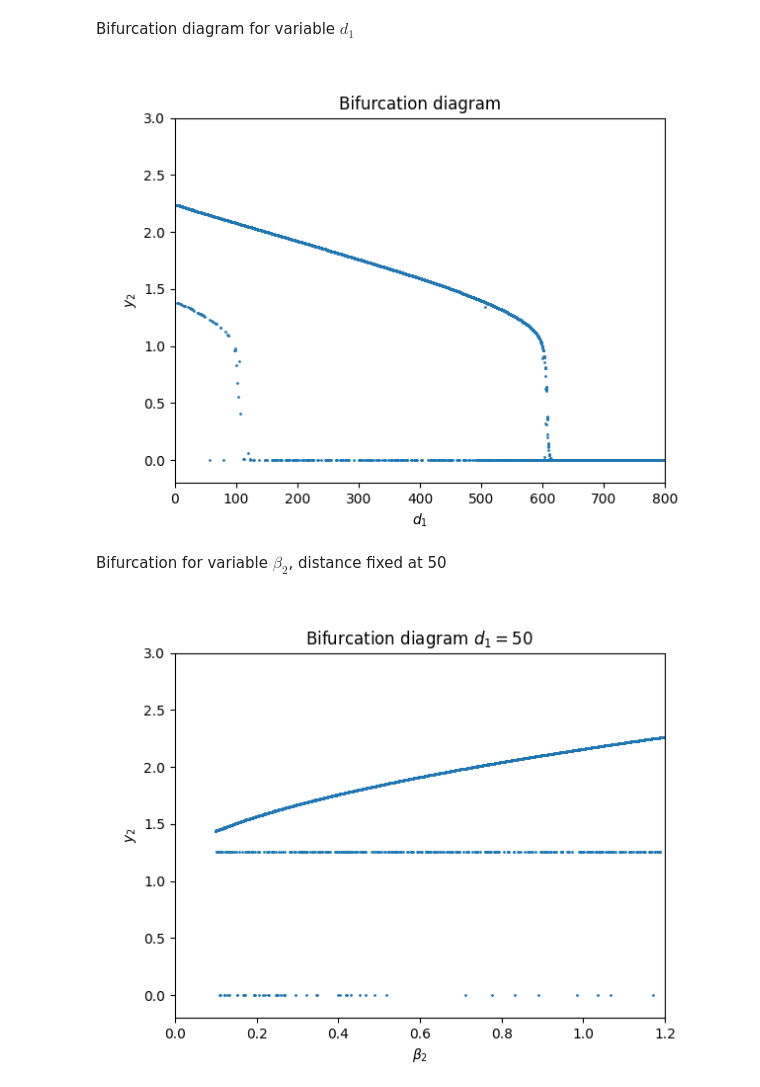
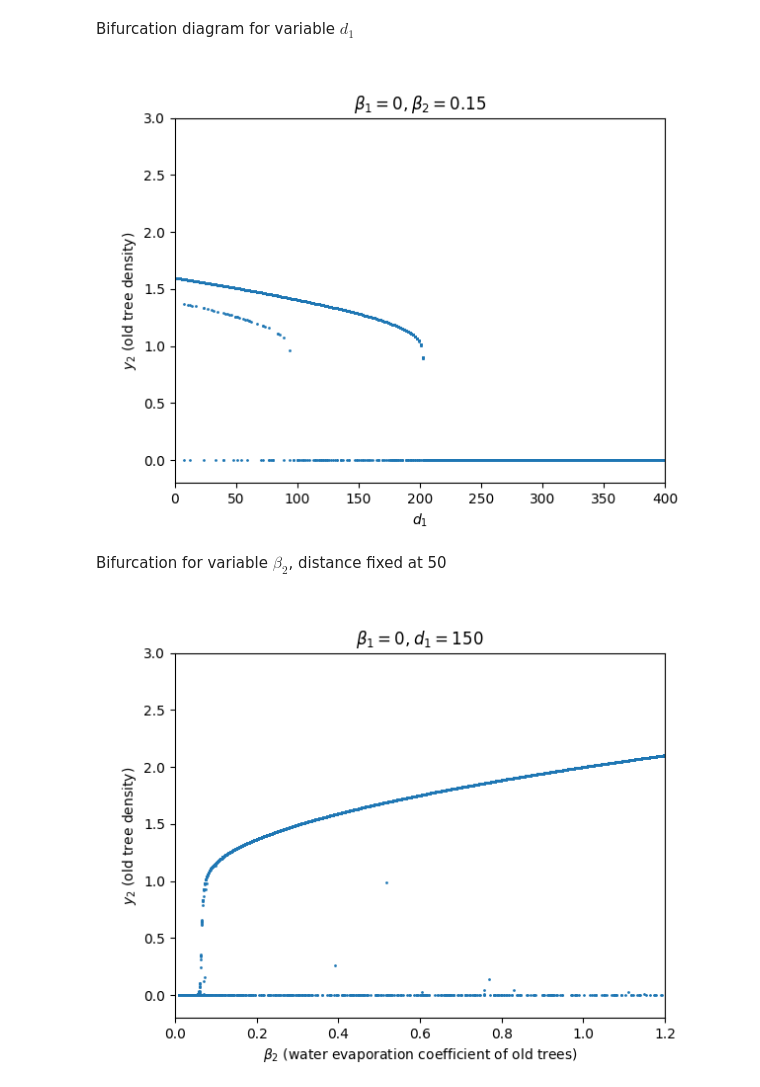
Before and after one commit to marcelvdla/CSSim, a Jupyter notebook: notebooks/bifurcation.ipynb, the cells around one changed output. Cells and saved outputs as stored; diff of their text form; code cells hidden in the pictures.

Commit message:
latest bifurcation run

```diff
--- a/notebooks/bifurcation.ipynb
+++ b/notebooks/bifurcation.ipynb
@@ -8,7 +8,7 @@ a_1 = 1       # biotic_pump_young
 a_2 = 0       # biotic_pump_old
 h = 2         # mortality_old
 dist = 50
-beta_2 = 1
+beta_2 = 0.15
 P_0 = 1.05
 w_0 = 1
 alpha_0 = -1.0
@@ -29,7 +29,7 @@ for d in range(n):
     arguments = (rho,f,a_1,h,a_2, r[d], beta_2, P_0, w_0,alpha_0,beta_1)
     for i in range(10):
         # print(i)
-        xs, ys = system_n_forests(np.random.uniform(0,5,2), np.random.uniform(0,5,2), arguments, timesteps=50, dt=0.1)
+        xs, ys = system_n_forests(np.random.uniform(0,5,2), np.random.uniform(0,5,2), arguments, timesteps=100, dt=0.1)
         y2s.append(ys[1][-1])
     ds.append(10*[r[d]])
 
@@ -37,39 +37,39 @@ ds=np.concatenate(ds)
 # y2s=np.concatenate(y2s)
 
 ax.plot(ds, y2s, 'o', ms=1)
-ax.set_xlim(0,800)
+ax.set_xlim(0,400)
 ax.set_ylim(-0.2,3)
 ax.set_xlabel(r'$d_1$')
-ax.set_ylabel(r'$y_2$')
-ax.set_title("Bifurcation diagram")
+ax.set_ylabel(r'$y_2$ (old tree density)')
+ax.set_title(r"$\beta_1 = 0, \beta_2=0.15$")
 plt.show()
 # %% [output]
-[figure, old version]
+[figure, new version]
 # %% [markdown]
 Bifurcation for variable $\beta_2$, distance fixed at 50
 # %%
 n = 500
-beta_2 = np.linspace(0.1,1.2,n)
+beta_2 = np.linspace(0.01,1.2,n)
 
 fig, ax = plt.subplots()
 
 ds, y2s = [],[]
 for b2 in range(n):
-    arguments = (rho,f,a_1,h,a_2,dist,beta_2[b2],P_0,w_0,alpha_0,beta_1)
+    arguments = (rho,f,a_1,h,a_2,150,beta_2[b2],P_0,w_0,alpha_0,beta_1)
     for _ in range(10):
         xs, ys = system_n_forests(np.random.uniform(0,5,2), np.random.uniform(0,5,2), arguments, timesteps=50, dt=0.1)
         y2s.append(ys[1][-1])
     ds.append(10*[beta_2[b2]])
 
 ds=np.concatenate(ds)
 # y2s=np.concatenate(y2s)
 
 ax.plot(ds, y2s, 'o', ms=1)
 ax.set_xlim(0,1.2)
 ax.set_ylim(-0.2,3)
-ax.set_xlabel(r'$\beta_2$')
-ax.set_ylabel(r'$y_2$')
-ax.set_title(r"Bifurcation diagram $d_1=50$")
+ax.set_xlabel(r'$\beta_2$ (water evaporation coefficient of old trees)')
+ax.set_ylabel(r'$y_2$ (old tree density)')
+ax.set_title(r"$\beta_1=0, d_1=150$")
 plt.show()
 # %% [output]
-[figure, old version]
+[figure, new version]
```
Also changed, not shown: parts of 1 cell of this notebook.
